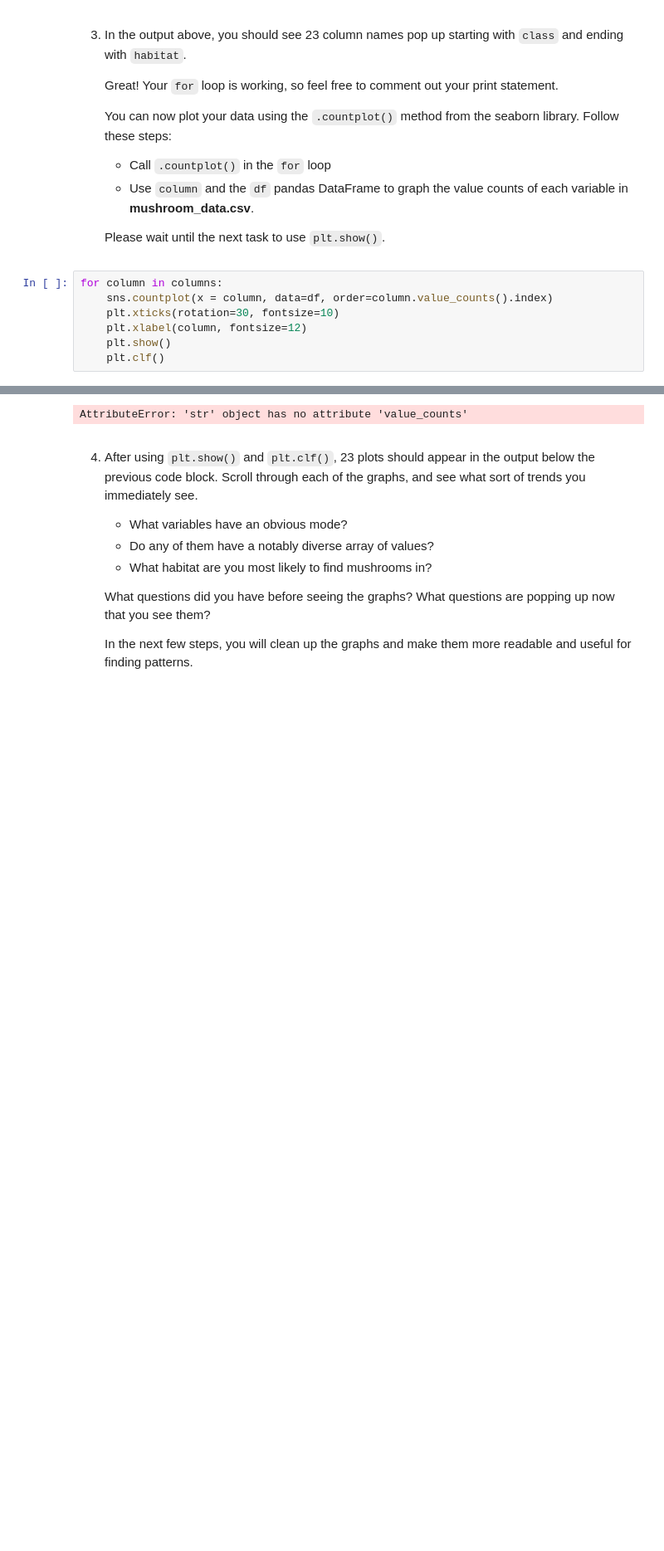
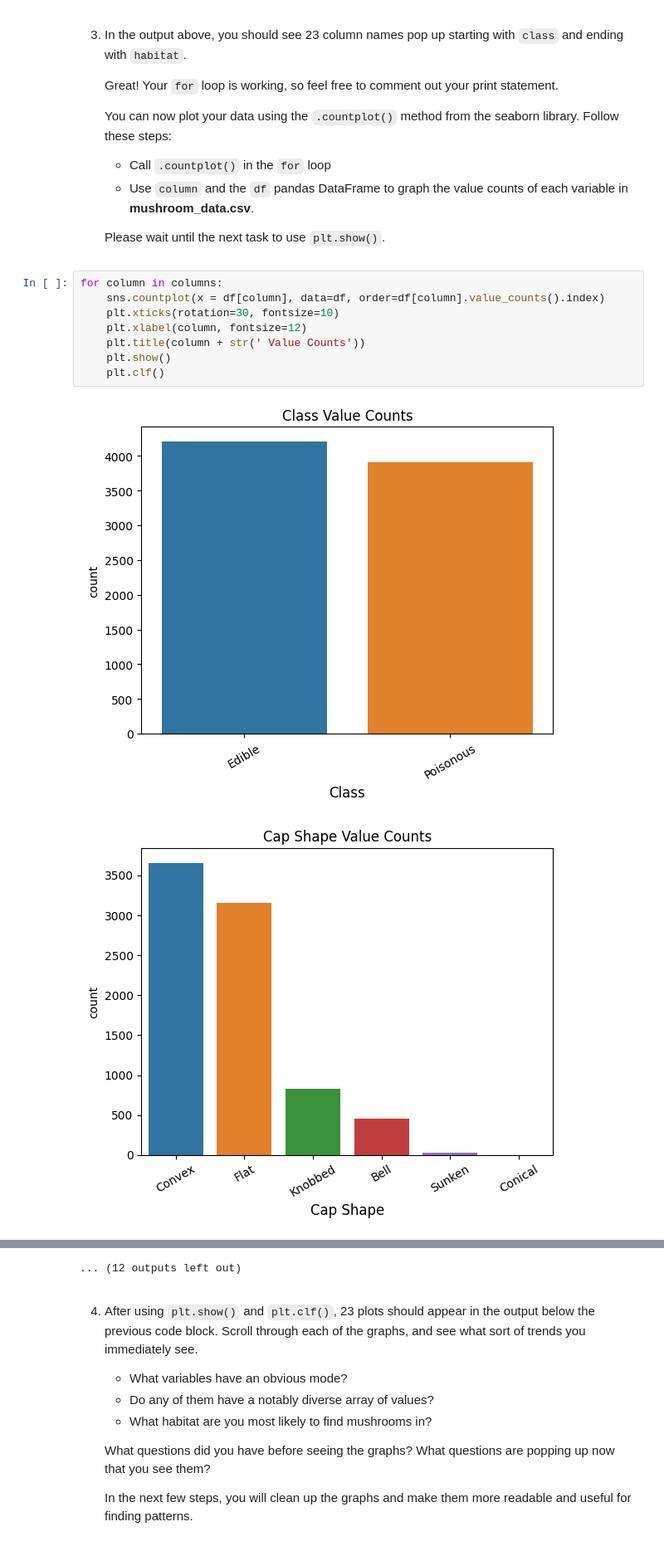
Before and after one commit to gboness/Exploring_Mushrooms, a Jupyter notebook: Exploring Mushrooms/Exploring Mushrooms.ipynb, the cells around one changed output, grey strips where cells are left out. Shown: that part at 83% size. Cells and saved outputs as stored; diff of their text form; blank space fills up the shorter version.

```diff
--- a/Exploring Mushrooms/Exploring Mushrooms.ipynb
+++ b/Exploring Mushrooms/Exploring Mushrooms.ipynb
@@ -77,9 +77,12 @@ columns = df.columns.tolist()
    Please wait until the next task to use `plt.show()`.
 # %%
 for column in columns:
-    sns.countplot(x = column, data=df, order=column.value_counts().index)
+    sns.countplot(x = df[column], data=df, order=df[column].value_counts().index)
     plt.xticks(rotation=30, fontsize=10)
     plt.xlabel(column, fontsize=12)
+    plt.title(column + str(' Value Counts'))
     plt.show()
     plt.clf()
 # %% [output]
+[figure, added]
+[figure, added]
@@ -86,4 +99,4 @@ for column in columns:
-AttributeError: 'str' object has no attribute 'value_counts'
+... (12 outputs left out)
 # %% [markdown]
 4. After using `plt.show()` and `plt.clf()`, 23 plots should appear in the output below the previous code block. Scroll through each of the graphs, and see what sort of trends you immediately see.
    - What variables have an obvious mode?
```
Also changed, not shown: parts of 1 cell of this notebook.
